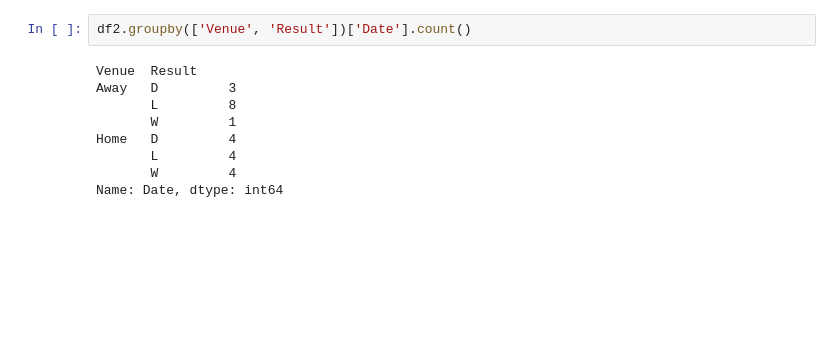
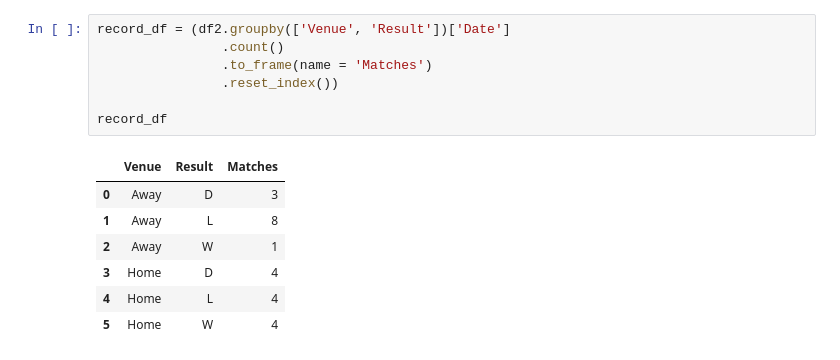
Before and after one commit to natekratzer/nwsl, a Jupyter notebook: goals_2021_season.ipynb, the cells around one changed output. Cells and saved outputs as stored; diff of their text form; blank space fills up the shorter version.

```diff
--- a/goals_2021_season.ipynb
+++ b/goals_2021_season.ipynb
@@ -173,11 +91,15 @@ alt.Chart(goals_df).mark_bar().encode(
 # %%
-df2.groupby(['Venue', 'Result'])['Date'].count()
+record_df = (df2.groupby(['Venue', 'Result'])['Date']
+                .count()
+                .to_frame(name = 'Matches')
+                .reset_index())
+
+record_df
 # %% [output]
-Venue  Result
-Away   D         3
-       L         8
-       W         1
-Home   D         4
-       L         4
-       W         4
-Name: Date, dtype: int64
+|  | Venue | Result | Matches |
+| 0 | Away | D | 3 |
+| 1 | Away | L | 8 |
+| 2 | Away | W | 1 |
+| 3 | Home | D | 4 |
+| 4 | Home | L | 4 |
+| 5 | Home | W | 4 |
```
Also changed, not shown: parts of 16 cells of this notebook.
